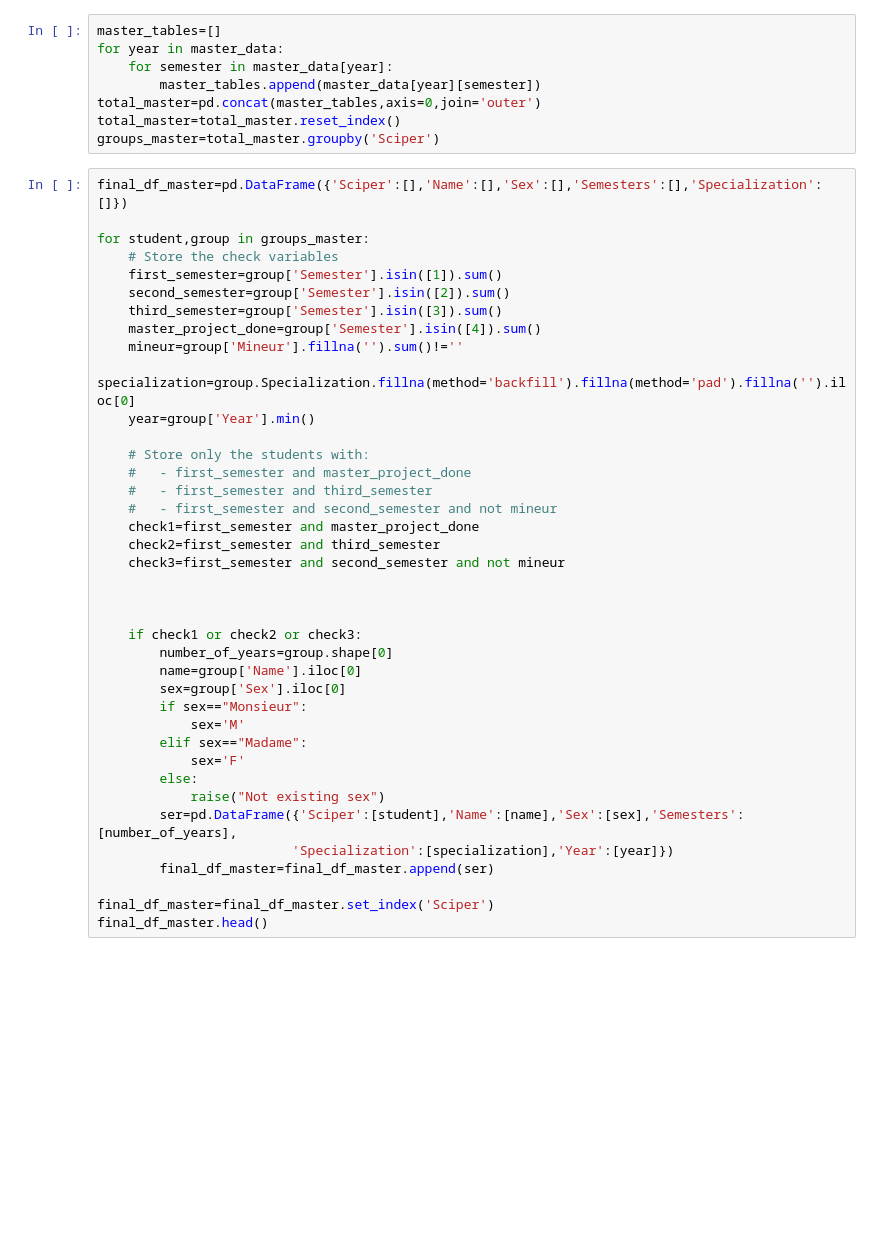
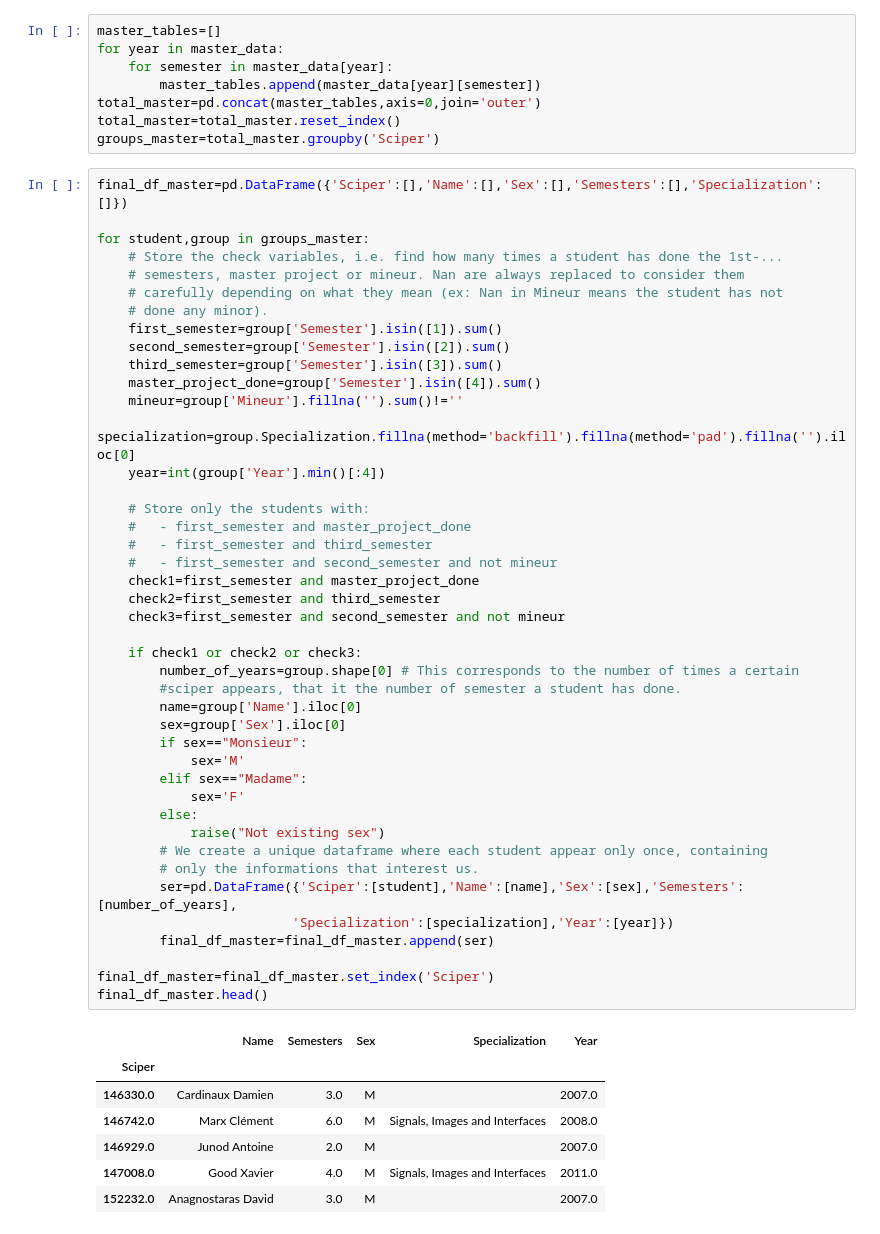
Before and after one commit to Bondzio/ADA_hw2016, a Jupyter notebook: 02 - Data from the Web/Homework2_stefano.ipynb, the cells around one changed output. Drawn from its saved outputs; the diff is of its cells as text; blank space fills up the shorter version.

```diff
--- a/02 - Data from the Web/Homework2_stefano.ipynb
+++ b/02 - Data from the Web/Homework2_stefano.ipynb
@@ -306,38 +283,50 @@ groups_master=total_master.groupby('Sciper')
 final_df_master=pd.DataFrame({'Sciper':[],'Name':[],'Sex':[],'Semesters':[],'Specialization':[]})
 
 for student,group in groups_master:
-    # Store the check variables
+    # Store the check variables, i.e. find how many times a student has done the 1st-...
+    # semesters, master project or mineur. Nan are always replaced to consider them
+    # carefully depending on what they mean (ex: Nan in Mineur means the student has not
+    # done any minor).
     first_semester=group['Semester'].isin([1]).sum()
     second_semester=group['Semester'].isin([2]).sum()
     third_semester=group['Semester'].isin([3]).sum()
     master_project_done=group['Semester'].isin([4]).sum()
     mineur=group['Mineur'].fillna('').sum()!=''
     specialization=group.Specialization.fillna(method='backfill').fillna(method='pad').fillna('').iloc[0]
-    year=group['Year'].min()
+    year=int(group['Year'].min()[:4])
 
     # Store only the students with:
     #   - first_semester and master_project_done
     #   - first_semester and third_semester
     #   - first_semester and second_semester and not mineur
     check1=first_semester and master_project_done
     check2=first_semester and third_semester
     check3=first_semester and second_semester and not mineur
 
-
-
     if check1 or check2 or check3:
-        number_of_years=group.shape[0]
+        number_of_years=group.shape[0] # This corresponds to the number of times a certain
+        #sciper appears, that it the number of semester a student has done.
         name=group['Name'].iloc[0]
         sex=group['Sex'].iloc[0]
         if sex=="Monsieur":
             sex='M'
         elif sex=="Madame":
             sex='F'
         else:
             raise("Not existing sex")
+        # We create a unique dataframe where each student appear only once, containing
+        # only the informations that interest us.
         ser=pd.DataFrame({'Sciper':[student],'Name':[name],'Sex':[sex],'Semesters':[number_of_years],
                          'Specialization':[specialization],'Year':[year]})
         final_df_master=final_df_master.append(ser)
 
 final_df_master=final_df_master.set_index('Sciper')
 final_df_master.head()
+# %% [output]
+|  | Name | Semesters | Sex | Specialization | Year |
+| Sciper |  |  |  |  |  |
+| 146330.0 | Cardinaux Damien | 3.0 | M |  | 2007.0 |
+| 146742.0 | Marx Clément | 6.0 | M | Signals, Images and Interfaces | 2008.0 |
+| 146929.0 | Junod Antoine | 2.0 | M |  | 2007.0 |
+| 147008.0 | Good Xavier | 4.0 | M | Signals, Images and Interfaces | 2011.0 |
+| 152232.0 | Anagnostaras David | 3.0 | M |  | 2007.0 |
```
Also changed, not shown: parts of 41 cells of this notebook.
